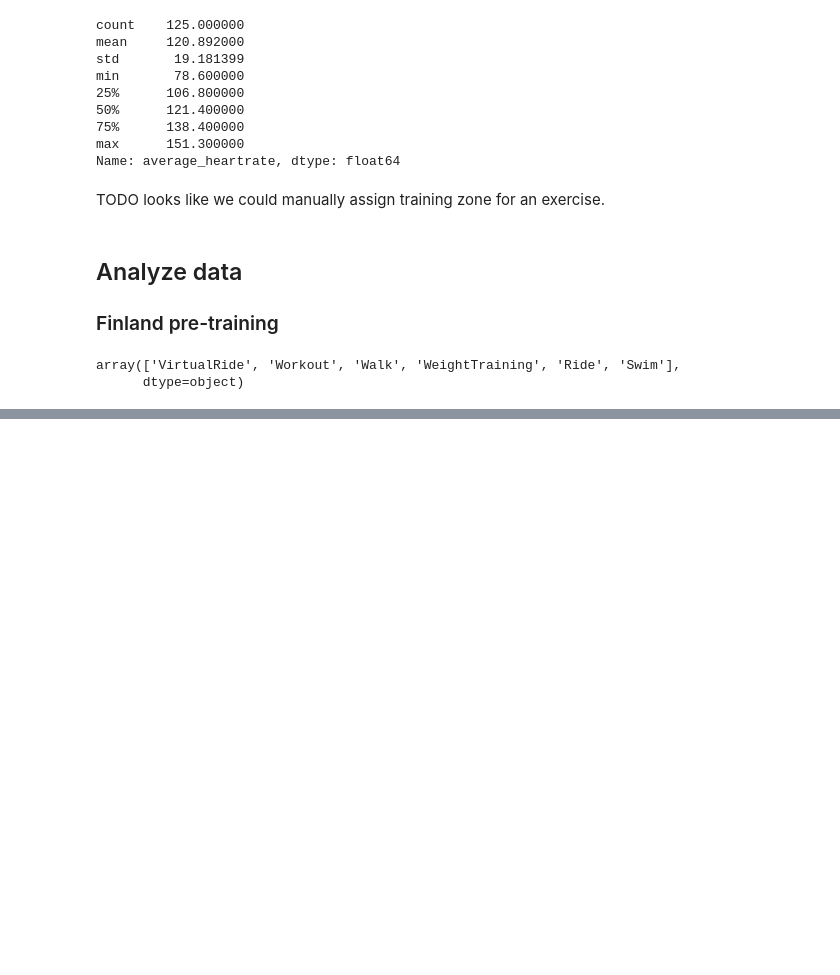
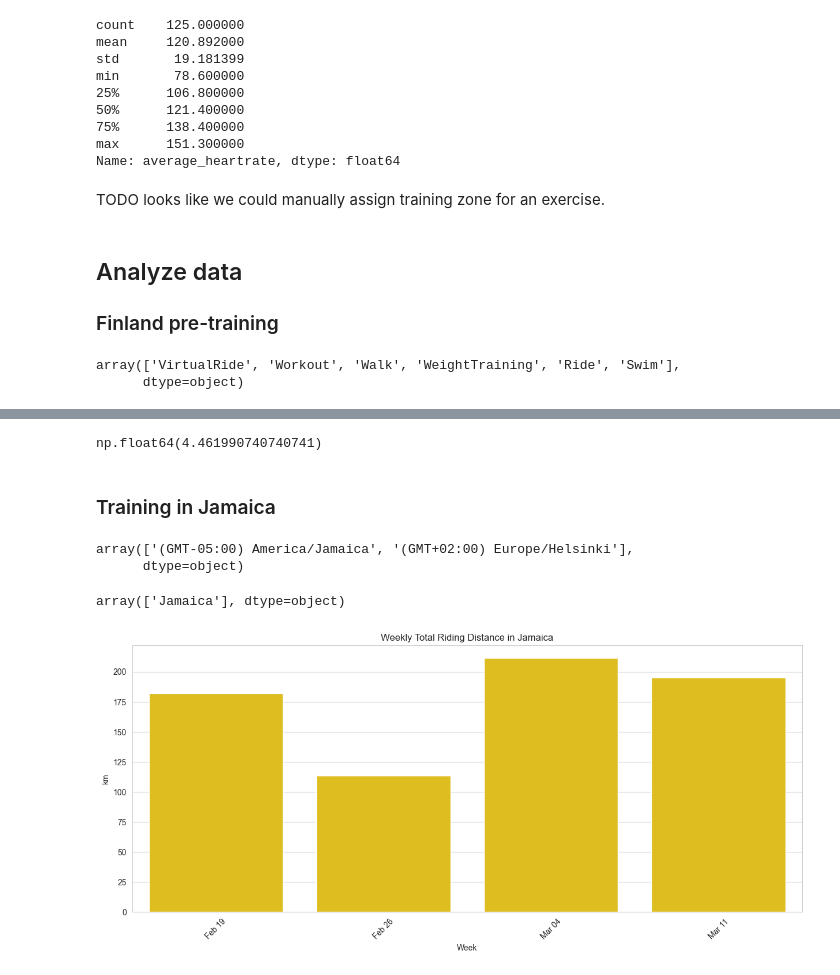
Before and after one commit to ahtonen/djbb2024, a Jupyter notebook: training.ipynb, the cells around one changed output, grey strips where cells are left out. Drawn from its saved outputs; the diff is of its cells as text; code cells hidden in the pictures; blank space fills up the shorter version.

```diff
--- a/training.ipynb
+++ b/training.ipynb
@@ -433,0 +265,52 @@ Name: average_temp, dtype: float64
+# %%
+# average weekly training hours
+df_fin_weekly.mean()
+# %% [output]
+np.float64(4.461990740740741)
+# %% [markdown]
+### Training in Jamaica
+# %%
+# let's take shorted time span
+
+df_jam = df.loc[(df.start_date > "2024-02-14") & (df.start_date <= "2024-03-20")].copy()
+df_jam.timezone.unique()
+# %% [output]
+array(['(GMT-05:00) America/Jamaica', '(GMT+02:00) Europe/Helsinki'],
+      dtype=object)
+# %%
+# When I arrived to Jamaica, I forgot to set country and timezone to Jamaica in Strava, need to fix it here.
+df_jam.replace(
+    {
+        "location_country": {"Finland": "Jamaica"},
+        "timezone": {"(GMT+02:00) Europe/Helsinki": "(GMT-05:00) America/Jamaica"},
+    },
+    inplace=True,
+)
+df_jam.location_country.unique()
+# %% [output]
+array(['Jamaica'], dtype=object)
+# %%
+df_jam_weekly = (
+    df_jam[df_jam["type"] == "Ride"].groupby(
+        pd.Grouper(key="start_date_local", freq="W-MON", label="left")
+    ).distance.sum()
+    / 1000
+)
+df_weekly = df_jam_weekly.reset_index()
+
+# Create a bar plot using Seaborn
+plt.figure(figsize=(15, 6))
+sns.barplot(
+    #x=df_fin_weekly["start_date_local"].dt.strftime("W%U"),
+    x=df_weekly["start_date_local"].dt.strftime("%b %d"),
+    y=df_weekly["distance"],
+    color=utils.colors["Jamaica flag yellow"]
+)
+
+plt.title("Weekly Total Riding Distance in Jamaica")
+plt.ylabel("km")
+plt.xlabel("Week")
+plt.xticks(rotation=45)
+plt.show()
+# %% [output]
+[figure, added]
```
Also changed, not shown: parts of 37 cells of this notebook, 1 other file.
